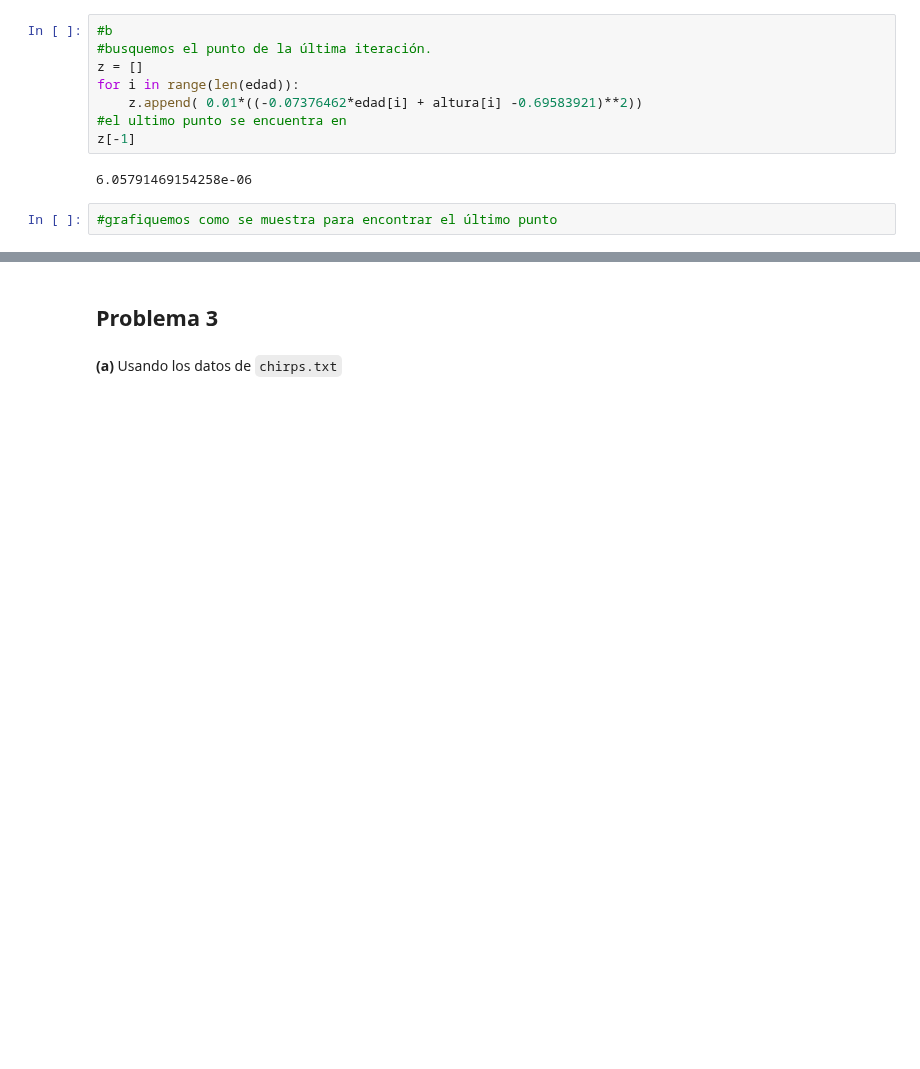
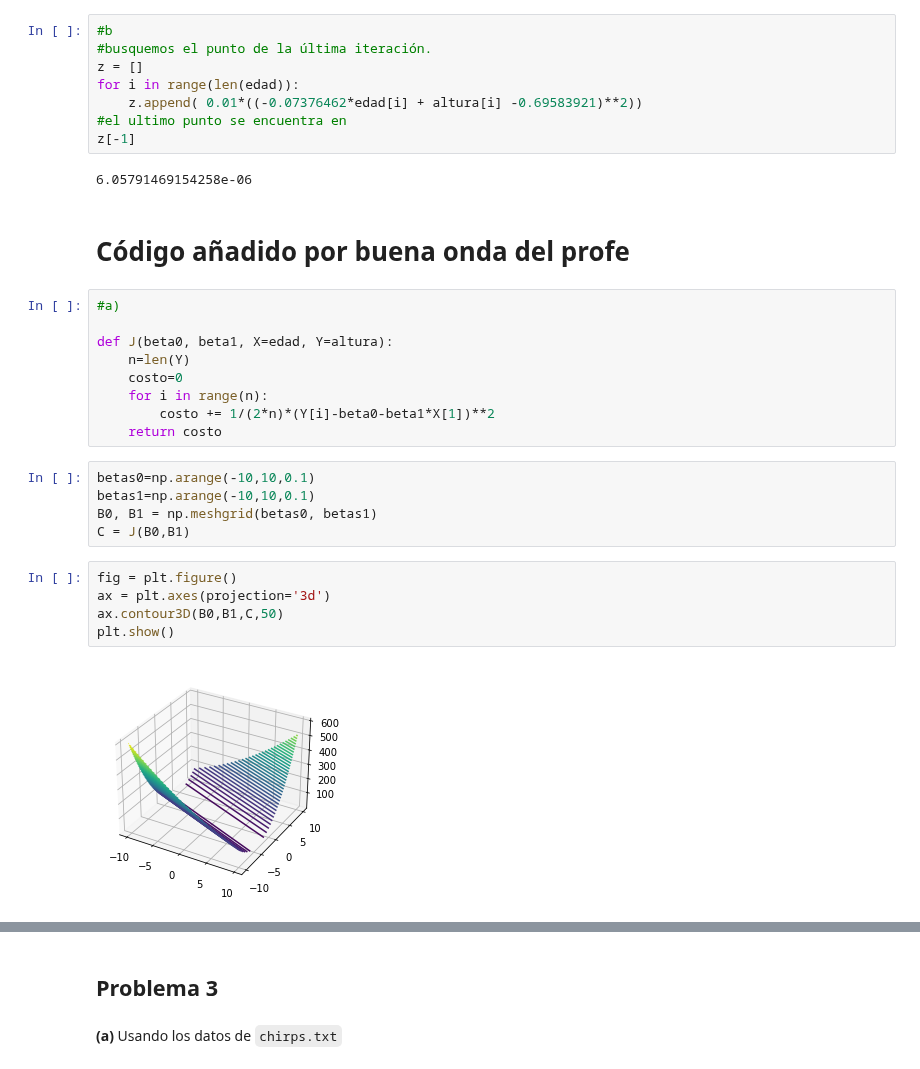
Before and after one commit to Skalas/Matematicas-Computacionales-fall2021, a Jupyter notebook: alumnos/MR1B4RR4/tareas/tarea1/tareas.ipynb, the cells around one changed output, grey strips where cells are left out. Saved outputs shown, nothing was run; the diff lists cells and outputs as text; blank space fills up the shorter version.

Commit message:
agregando ejercicio 2 corregido, gracias profe

```diff
--- a/alumnos/MR1B4RR4/tareas/tarea1/tareas.ipynb
+++ b/alumnos/MR1B4RR4/tareas/tarea1/tareas.ipynb
@@ -215,5 +215,26 @@ for i in range(len(edad)):
 z[-1]
 # %% [output]
 6.05791469154258e-06
-# %%
-#grafiquemos como se muestra para encontrar el último punto
+# %% [markdown]
+# Código añadido por buena onda del profe
+# %%
+#a)
+
+def J(beta0, beta1, X=edad, Y=altura):
+    n=len(Y)
+    costo=0
+    for i in range(n):
+        costo += 1/(2*n)*(Y[i]-beta0-beta1*X[1])**2
+    return costo
+# %%
+betas0=np.arange(-10,10,0.1)
+betas1=np.arange(-10,10,0.1)
+B0, B1 = np.meshgrid(betas0, betas1)
+C = J(B0,B1)
+# %%
+fig = plt.figure()
+ax = plt.axes(projection='3d')
+ax.contour3D(B0,B1,C,50)
+plt.show()
+# %% [output]
+[figure, added]
```
Also changed, not shown: parts of 8 cells of this notebook.
